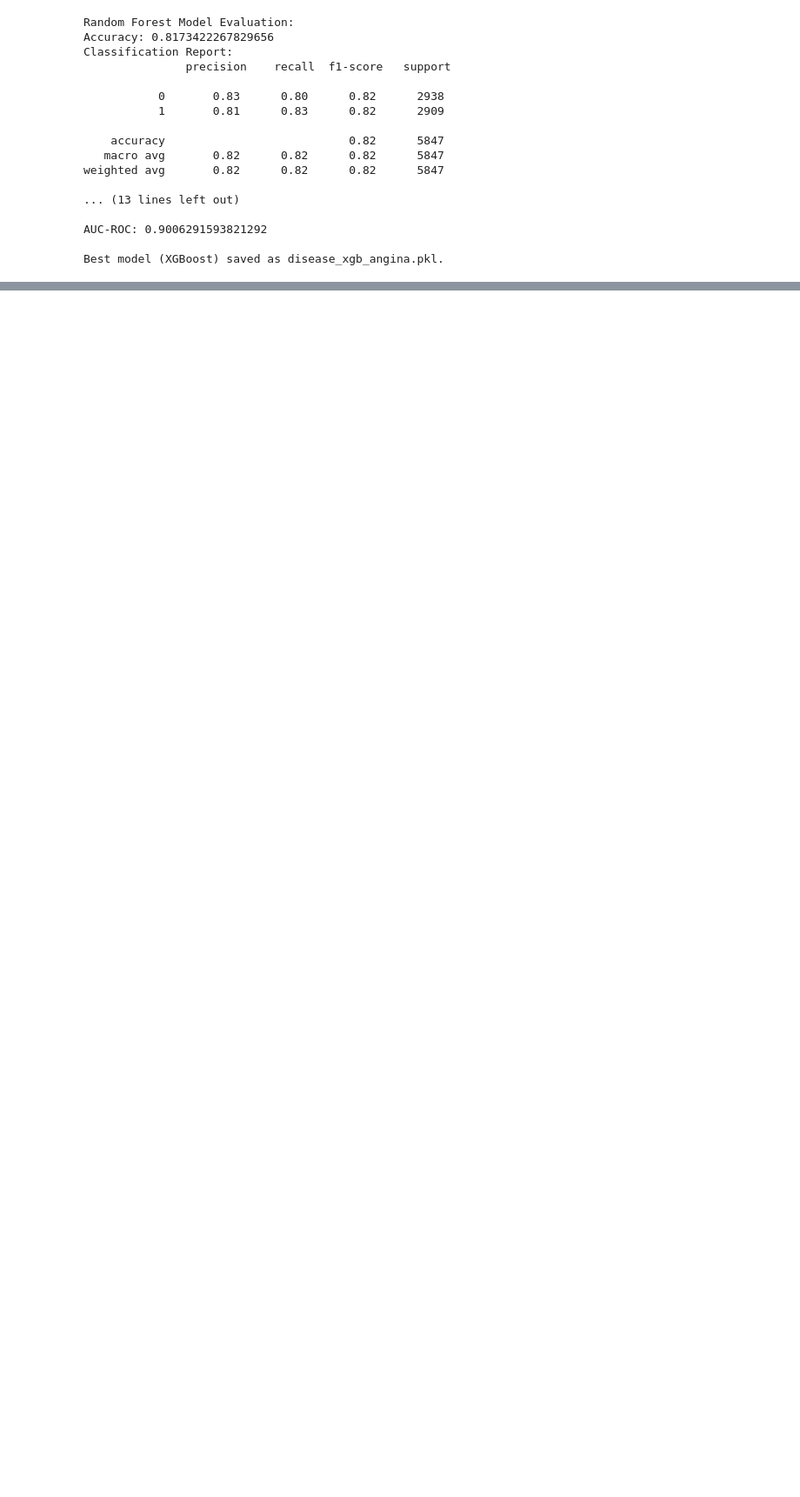
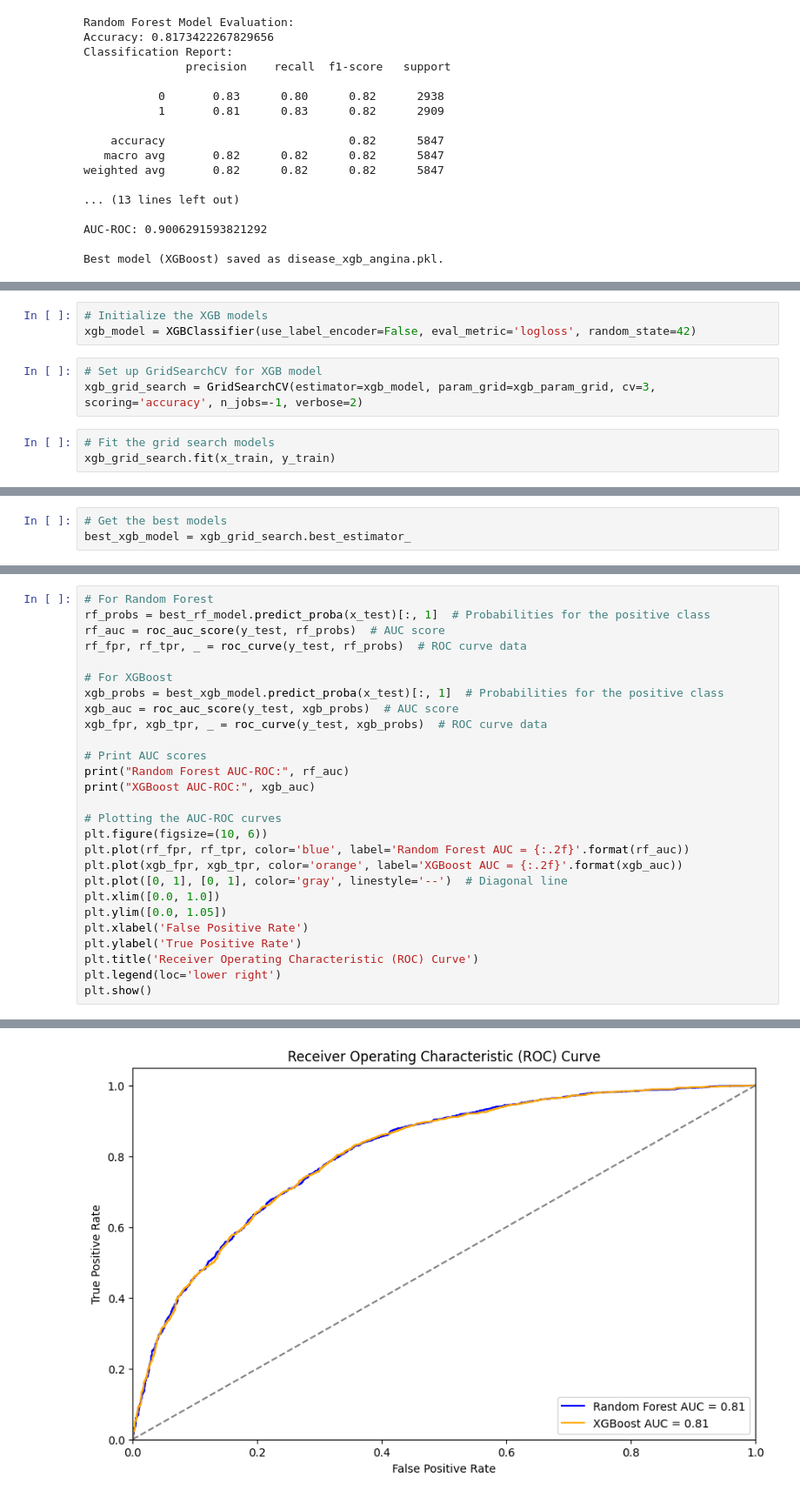
Before and after one commit to JinnOppa/MedInsight, a Jupyter notebook: Source/Prototype/disease_model.ipynb, the cells around one changed output, grey strips where cells are left out. Shown: that part at 87% size. Drawn from its saved outputs; the diff is of its cells as text; blank space fills up the shorter version.

Commit message:
5 Disease Models

```diff
--- a/Source/Prototype/disease_model.ipynb
+++ b/Source/Prototype/disease_model.ipynb
@@ -811,0 +971,9 @@ Best model (XGBoost) saved as disease_xgb_angina.pkl.
+# %%
+# Initialize the XGB models
+xgb_model = XGBClassifier(use_label_encoder=False, eval_metric='logloss', random_state=42)
+# %%
+# Set up GridSearchCV for XGB model
+xgb_grid_search = GridSearchCV(estimator=xgb_model, param_grid=xgb_param_grid, cv=3, scoring='accuracy', n_jobs=-1, verbose=2)
+# %%
+# Fit the grid search models
+xgb_grid_search.fit(x_train, y_train)
@@ -811,0 +1002,3 @@ Best model (XGBoost) saved as disease_xgb_angina.pkl.
+# %%
+# Get the best models
+best_xgb_model = xgb_grid_search.best_estimator_
@@ -811,0 +1028,28 @@ Best model (XGBoost) saved as disease_xgb_angina.pkl.
+# %%
+# For Random Forest
+rf_probs = best_rf_model.predict_proba(x_test)[:, 1]  # Probabilities for the positive class
+rf_auc = roc_auc_score(y_test, rf_probs)  # AUC score
+rf_fpr, rf_tpr, _ = roc_curve(y_test, rf_probs)  # ROC curve data
+
+# For XGBoost
+xgb_probs = best_xgb_model.predict_proba(x_test)[:, 1]  # Probabilities for the positive class
+xgb_auc = roc_auc_score(y_test, xgb_probs)  # AUC score
+xgb_fpr, xgb_tpr, _ = roc_curve(y_test, xgb_probs)  # ROC curve data
+
+# Print AUC scores
+print("Random Forest AUC-ROC:", rf_auc)
+print("XGBoost AUC-ROC:", xgb_auc)
+
+# Plotting the AUC-ROC curves
+plt.figure(figsize=(10, 6))
+plt.plot(rf_fpr, rf_tpr, color='blue', label='Random Forest AUC = {:.2f}'.format(rf_auc))
+plt.plot(xgb_fpr, xgb_tpr, color='orange', label='XGBoost AUC = {:.2f}'.format(xgb_auc))
+plt.plot([0, 1], [0, 1], color='gray', linestyle='--')  # Diagonal line
+plt.xlim([0.0, 1.0])
+plt.ylim([0.0, 1.05])
+plt.xlabel('False Positive Rate')
+plt.ylabel('True Positive Rate')
+plt.title('Receiver Operating Characteristic (ROC) Curve')
+plt.legend(loc='lower right')
+plt.show()
+# %% [output]
@@ -811,0 +1058 @@ Best model (XGBoost) saved as disease_xgb_angina.pkl.
+[figure, added]
```
Also changed, not shown: parts of 86 cells of this notebook, 4 other files.
